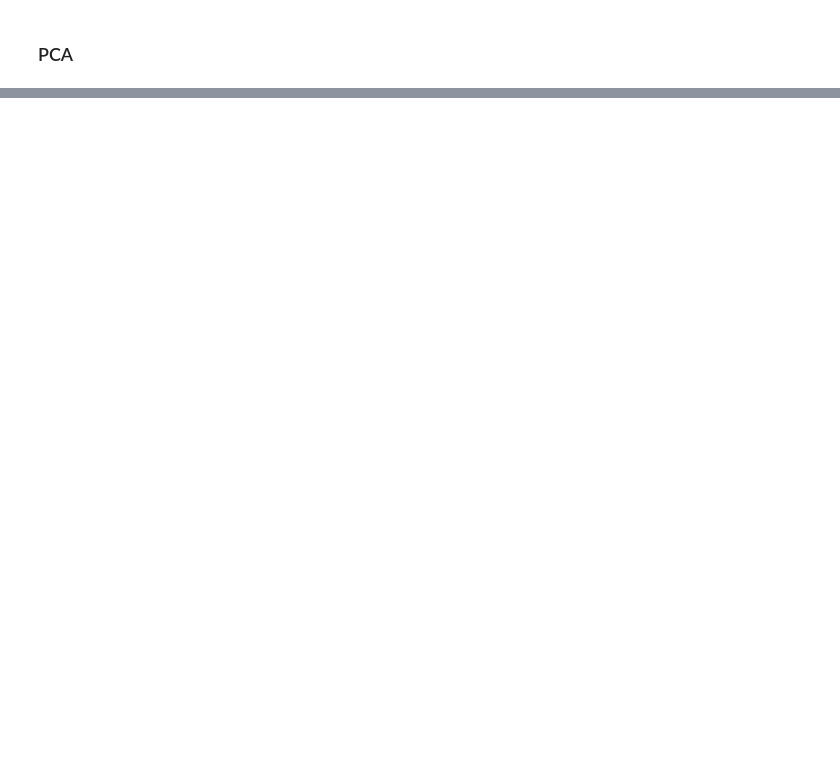
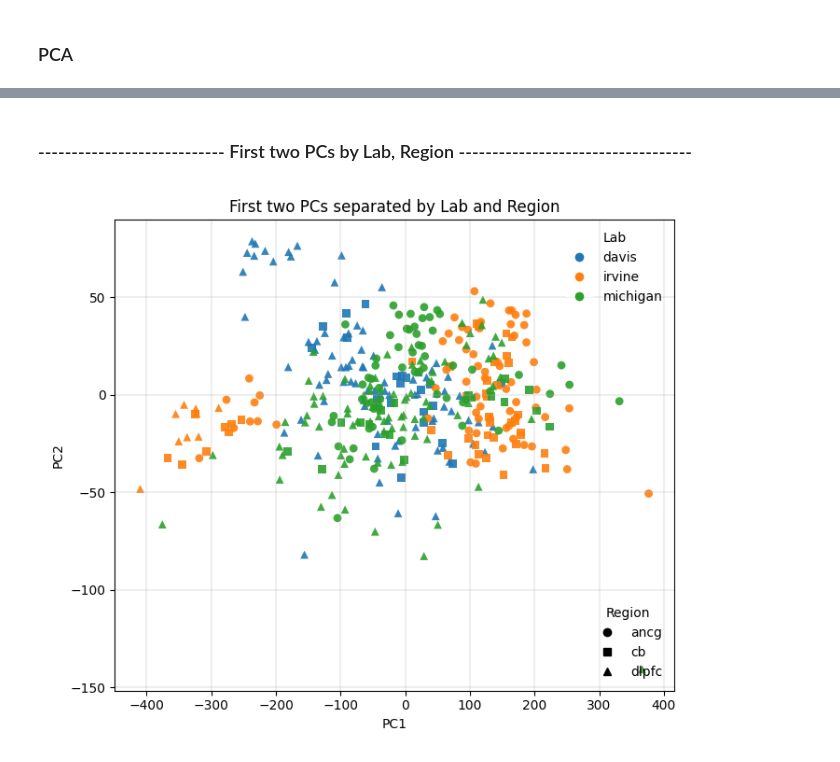
Before and after one commit to ChanChanMan18/STATS604_Project2, a Jupyter notebook: src/STATS604_Project1_chandle.ipynb, the cells around one changed output, grey strips where cells are left out. Saved outputs shown, nothing was run; the diff lists cells and outputs as text; code cells hidden in the pictures; blank space fills up the shorter version.

Commit message:
Add Chandler PC analysis, volcano plots, MA plots

```diff
--- a/src/STATS604_Project1_chandle.ipynb
+++ b/src/STATS604_Project1_chandle.ipynb
@@ -211,0 +264,43 @@ np.float64(0.945127836439256)
+# %% [markdown]
+### ---------------------------- First two PCs by Lab, Region -----------------------------------
+# %%
+df = final_PC_df.copy()
+
+# infer PC columns
+pc_cols = [c for c in df.columns if c.startswith("PC")]
+assert {"lab","region"}.issubset(df.columns)
+assert {"PC1","PC2"}.issubset(pc_cols), "Need PC1 and PC2 in final_PC_df"
+
+labs = df["lab"].astype("category")
+regs = df["region"].astype("category")
+
+# simple color/marker maps
+colors = dict(zip(labs.cat.categories, plt.cm.tab10.colors[:len(labs.cat.categories)]))
+markers = dict(zip(regs.cat.categories, ['o','s','^','D','P','X','v'][:len(regs.cat.categories)]))
+
+fig, ax = plt.subplots(figsize=(7,6))
+for lab_val in labs.cat.categories:
+    for reg_val in regs.cat.categories:
+        m = (labs == lab_val) & (regs == reg_val)
+        if not m.any():
+            continue
+        ax.scatter(df.loc[m, "PC1"], df.loc[m, "PC2"],
+                   c=[colors[lab_val]], marker=markers[reg_val],
+                   s=40, alpha=0.9, edgecolors='none')
+
+ax.set_xlabel("PC1"); ax.set_ylabel("PC2"); ax.set_title("First two PCs separated by Lab and Region")
+ax.grid(True, linewidth=0.3)
+
+# separate legends for lab (colors) and region (markers)
+from matplotlib.lines import Line2D
+lab_handles = [Line2D([0],[0], marker='o', color='w', label=lab,
+                      markerfacecolor=colors[lab], markersize=8)
+               for lab in labs.cat.categories]
+reg_handles = [Line2D([0],[0], marker=markers[r], color='k', linestyle='None', label=r)
+               for r in regs.cat.categories]
+leg1 = ax.legend(handles=lab_handles, title="Lab", loc="best", frameon=False)
+ax.add_artist(leg1)
+ax.legend(handles=reg_handles, title="Region", loc="lower right", frameon=False)
+plt.tight_layout(); plt.show()
+# %% [output]
+[figure, added]
```
Also changed, not shown: parts of 51 cells of this notebook, 1 other file.
